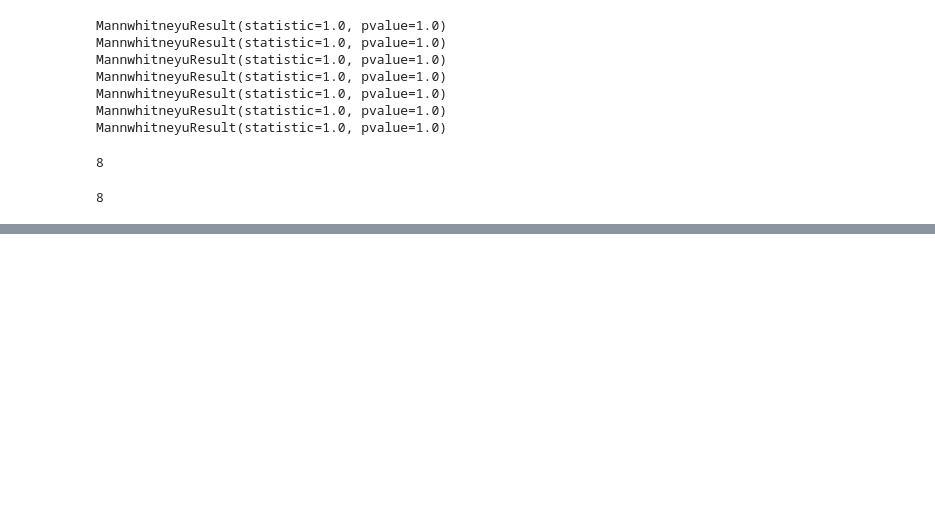
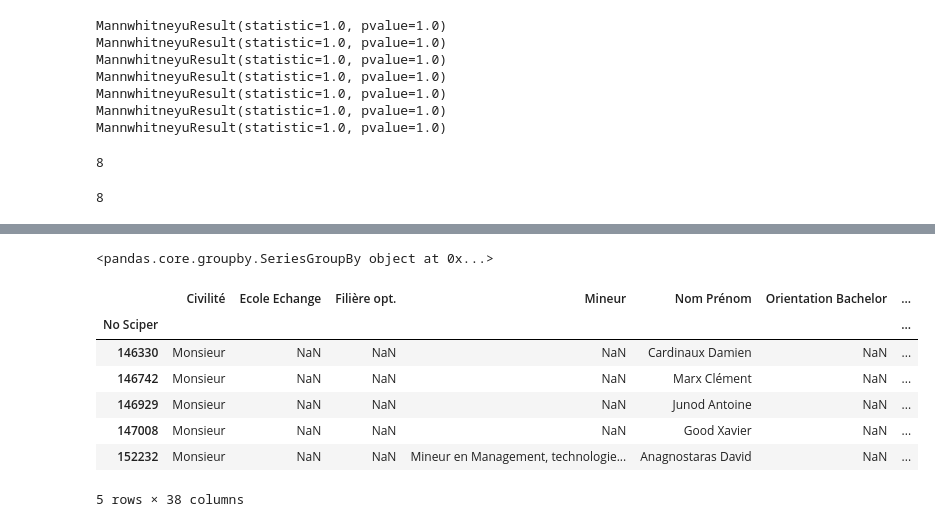
Before and after one commit to sylb/adaHomeworks, a Jupyter notebook: 02 - Data from the Web/Presentation_notebook.ipynb, the cells around one changed output, grey strips where cells are left out. Drawn from its saved outputs; the diff is of its cells as text; code cells hidden in the pictures; blank space fills up the shorter version.

```diff
--- a/02 - Data from the Web/Presentation_notebook.ipynb
+++ b/02 - Data from the Web/Presentation_notebook.ipynb
@@ -289,0 +328,15 @@ len(dfSem)
+# %%
+dfG.Nb_Semesters
+# %% [output]
+<pandas.core.groupby.SeriesGroupBy object at 0x...>
+# %%
+dfMA_completetemp.head()
+# %% [output]
+|  | Civilité | Ecole Echange | Filière opt. | Mineur | Nom Prénom | Orientation Bachelor | ... |
+| No Sciper |  |  |  |  |  |  | ... |
+| 146330 | Monsieur | NaN | NaN | NaN | Cardinaux Damien | NaN | ... |
+| 146742 | Monsieur | NaN | NaN | NaN | Marx Clément | NaN | ... |
+| 146929 | Monsieur | NaN | NaN | NaN | Junod Antoine | NaN | ... |
+| 147008 | Monsieur | NaN | NaN | NaN | Good Xavier | NaN | ... |
+| 152232 | Monsieur | NaN | NaN | Mineur en Management, technologie... | Anagnostaras David | NaN | ... |
+5 rows × 38 columns
```
Also changed, not shown: parts of 6 cells of this notebook.
